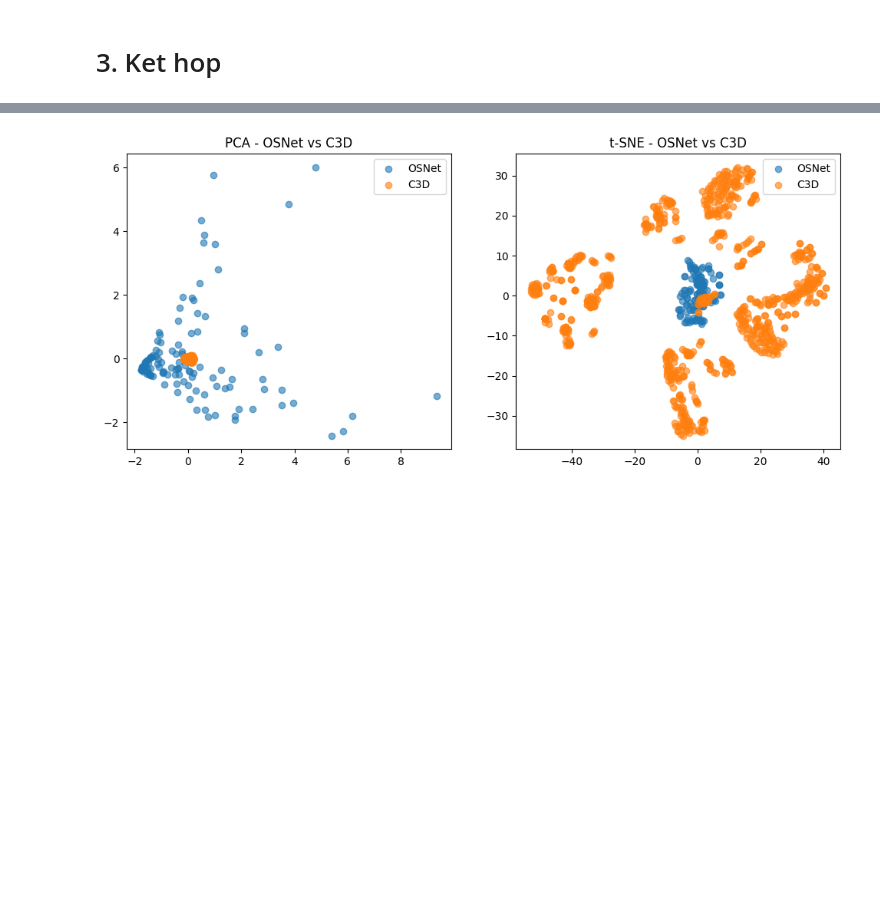
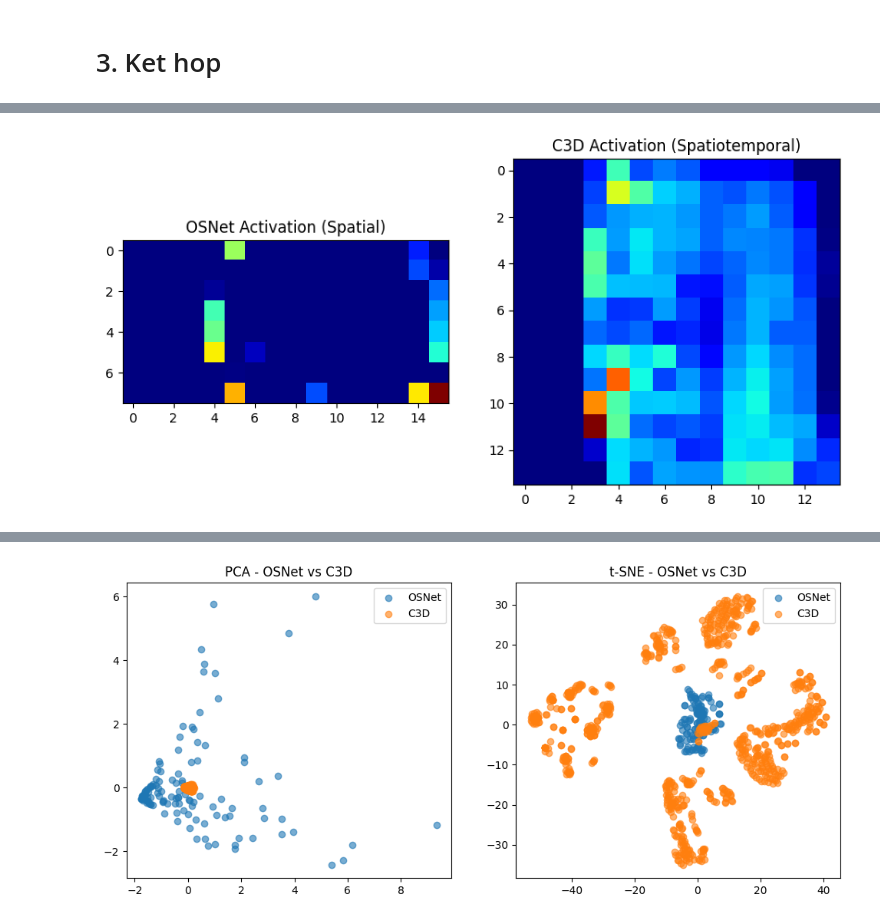
Before and after one commit to shredder0812/endocv_2024, a Jupyter notebook: test_c3dosnet.ipynb, the cells around one changed output, grey strips where cells are left out. Drawn from its saved outputs; the diff is of its cells as text; code cells hidden in the pictures; blank space fills up the shorter version.

```diff
--- a/test_c3dosnet.ipynb
+++ b/test_c3dosnet.ipynb
@@ -790,3 +828,27 @@ plt.show()
+# %%
+import matplotlib.pyplot as plt
+
+# Chuyển feature map về numpy
+osnet_feat_map_np = osnet_feat_map.squeeze().cpu().detach().numpy()  # (C, H, W)
+c3d_feat_map_np = c3d_feat_map.squeeze().cpu().detach().numpy()  # (C, D, H, W)
+
+# Chọn một số kênh đặc trưng (chẳng hạn kênh đầu tiên)
+osnet_channel = osnet_feat_map_np[0]
+c3d_channel = c3d_feat_map_np[0].mean(axis=0)  # Trung bình theo chiều thời gian D
+
+plt.figure(figsize=(10, 5))
+
+plt.subplot(1, 2, 1)
+plt.imshow(osnet_channel, cmap='jet')
+plt.title("OSNet Activation (Spatial)")
+
+plt.subplot(1, 2, 2)
+plt.imshow(c3d_channel, cmap='jet')
+plt.title("C3D Activation (Spatiotemporal)")
+
+plt.show()
+# %% [output]
+[figure, added]
 # %%
 # OSNET
 import matplotlib.pyplot as plt
```
Also changed, not shown: parts of 13 cells of this notebook, 3 other files.
